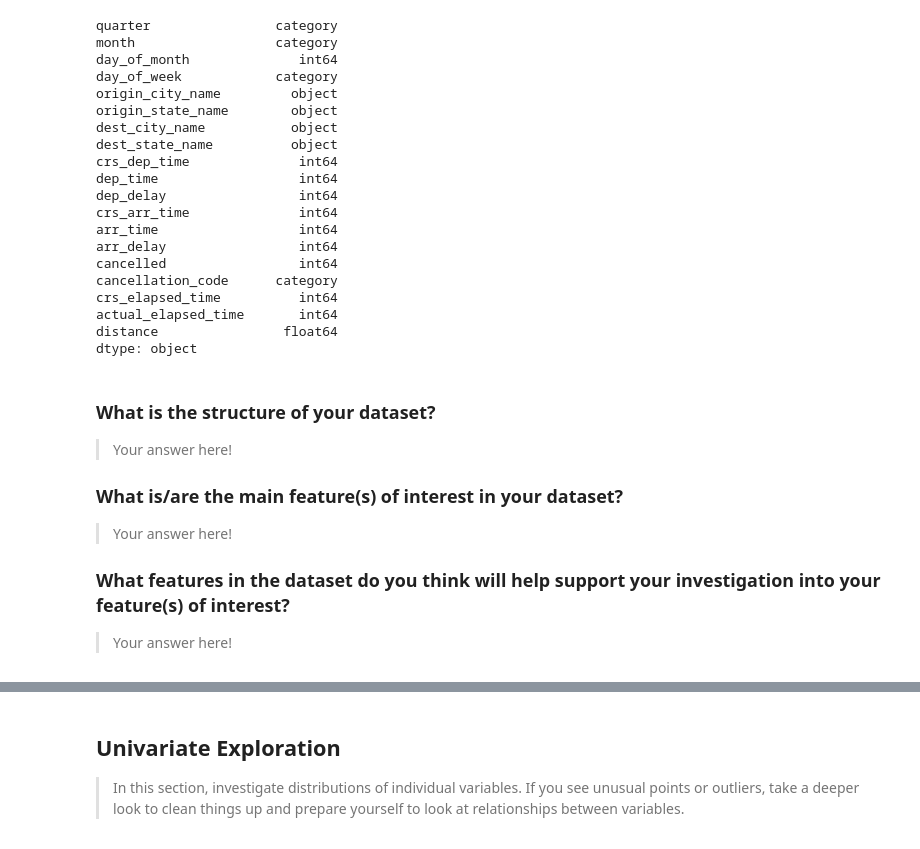
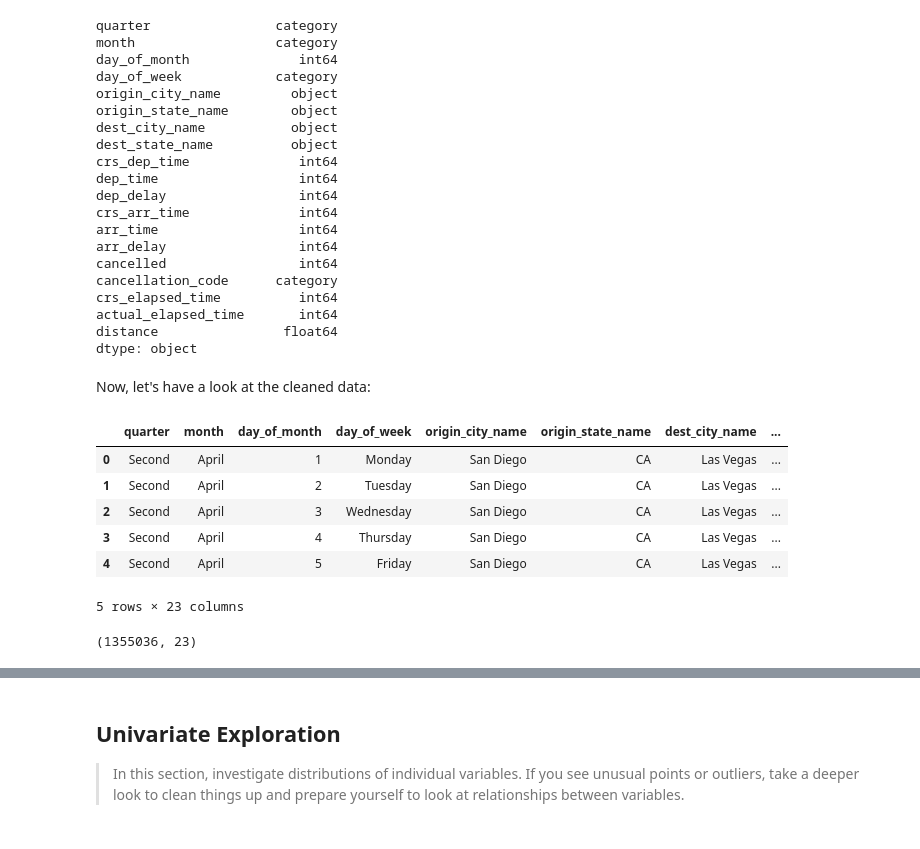
Before and after one commit to Faisal-AlDhuwayhi/Communicate-Data-Findings, a Jupyter notebook: exploration_template.ipynb, the cells around one changed output, grey strips where cells are left out. Saved outputs shown, nothing was run; the diff lists cells and outputs as text; code cells hidden in the pictures.

Commit message:
Address the structure of the data

```diff
--- a/exploration_template.ipynb
+++ b/exploration_template.ipynb
@@ -265,15 +265,21 @@ flights_master.insert(loc=index+1, column='arr_time_new', value=arr_time_new)
 # %%
 # reset the row index
 flights_master.index = range(flights_master.shape[0])
-# %% [markdown]
-### What is the structure of your dataset?
-
-> Your answer here!
-
-### What is/are the main feature(s) of interest in your dataset?
-
-> Your answer here!
-
-### What features in the dataset do you think will help support your investigation into your feature(s) of interest?
-
-> Your answer here!
+# %% [markdown]
+Now, let's have a look at the cleaned data:
+# %%
+# have a general look at it
+flights_master.head()
+# %% [output]
+|  | quarter | month | day_of_month | day_of_week | origin_city_name | origin_state_name | dest_city_name | ... |
+| 0 | Second | April | 1 | Monday | San Diego | CA | Las Vegas | ... |
+| 1 | Second | April | 2 | Tuesday | San Diego | CA | Las Vegas | ... |
+| 2 | Second | April | 3 | Wednesday | San Diego | CA | Las Vegas | ... |
+| 3 | Second | April | 4 | Thursday | San Diego | CA | Las Vegas | ... |
+| 4 | Second | April | 5 | Friday | San Diego | CA | Las Vegas | ... |
+5 rows × 23 columns
+# %%
+# let's look at the size of the dataset
+flights_master.shape
+# %% [output]
+(1355036, 23)
```
Also changed, not shown: parts of 2 cells of this notebook.
